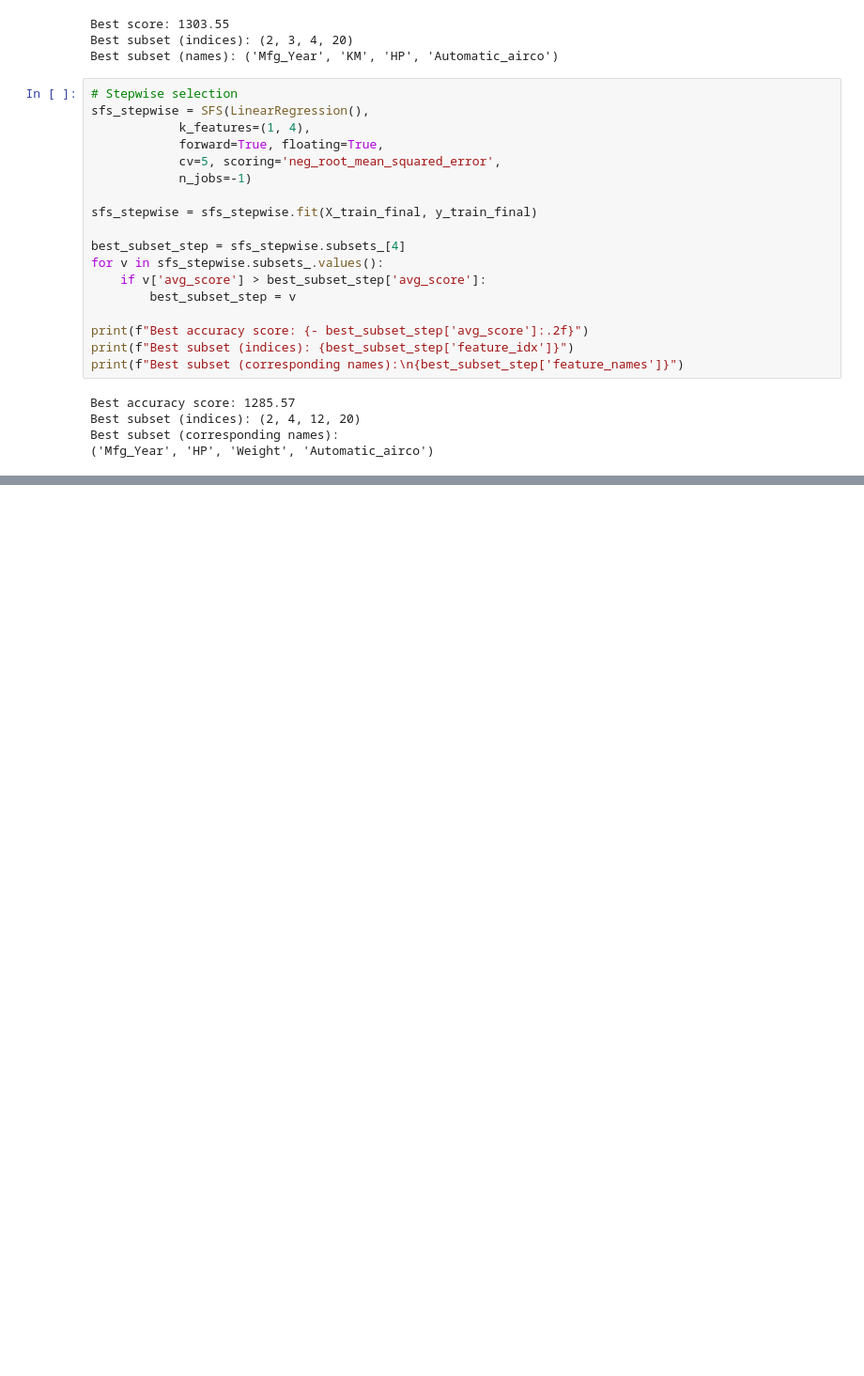
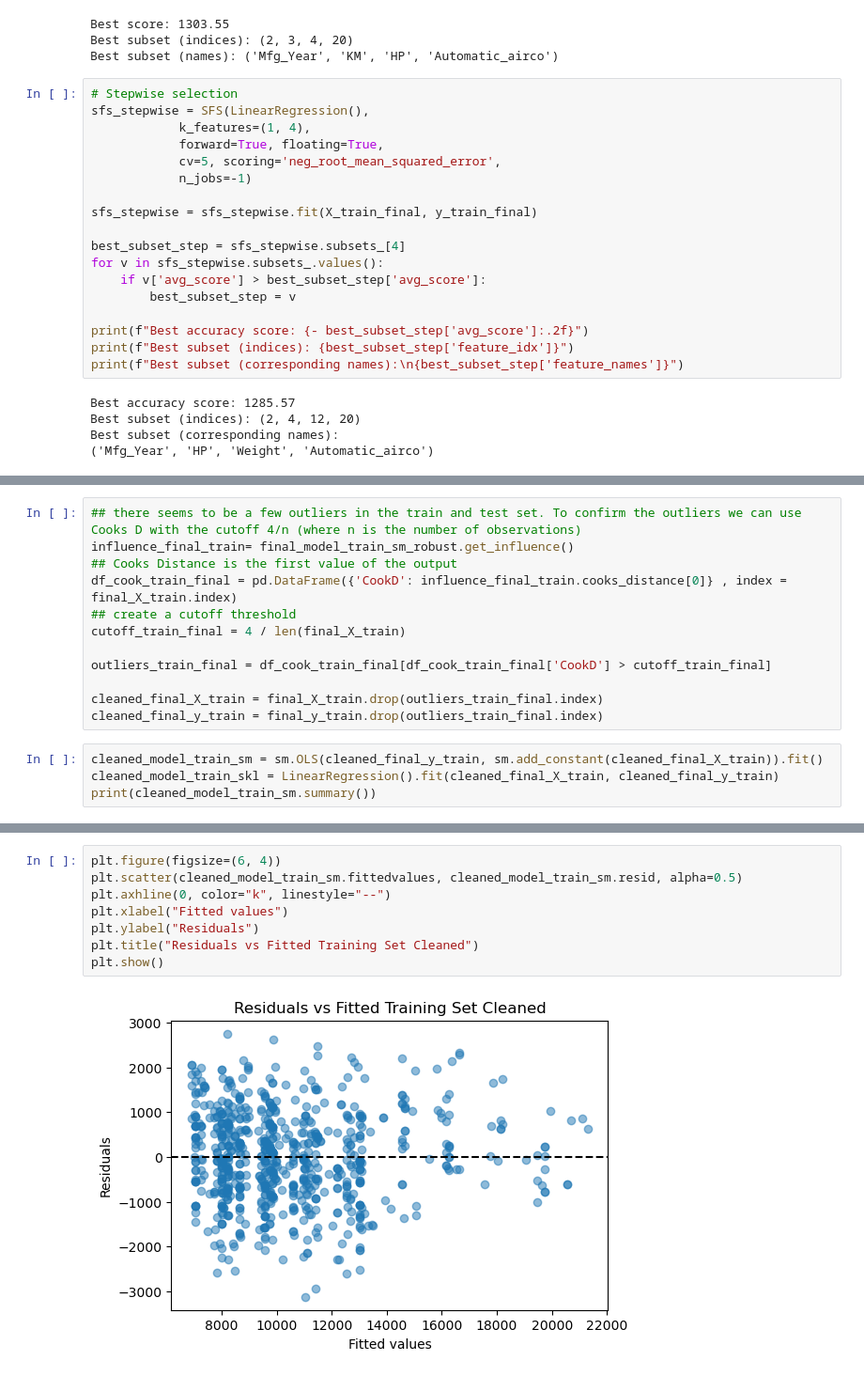
Before and after one commit to liulawrence2002/Project-1-MSBA, a Jupyter notebook: project_1_final.ipynb, the cells around one changed output, grey strips where cells are left out. Shown at 94% size. Drawn from its saved outputs; the diff is of its cells as text; blank space fills up the shorter version.

```diff
--- a/project_1_final.ipynb
+++ b/project_1_final.ipynb
@@ -873,0 +975,16 @@ Best subset (corresponding names):
+# %%
+## there seems to be a few outliers in the train and test set. To confirm the outliers we can use Cooks D with the cutoff 4/n (where n is the number of observations)
+influence_final_train= final_model_train_sm_robust.get_influence()
+## Cooks Distance is the first value of the output
+df_cook_train_final = pd.DataFrame({'CookD': influence_final_train.cooks_distance[0]} , index = final_X_train.index)
+## create a cutoff threshold
+cutoff_train_final = 4 / len(final_X_train)
+
+outliers_train_final = df_cook_train_final[df_cook_train_final['CookD'] > cutoff_train_final]
+
+cleaned_final_X_train = final_X_train.drop(outliers_train_final.index)
+cleaned_final_y_train = final_y_train.drop(outliers_train_final.index)
+# %%
+cleaned_model_train_sm = sm.OLS(cleaned_final_y_train, sm.add_constant(cleaned_final_X_train)).fit()
+cleaned_model_train_skl = LinearRegression().fit(cleaned_final_X_train, cleaned_final_y_train)
+print(cleaned_model_train_sm.summary())
@@ -873,0 +1031,10 @@ Best subset (corresponding names):
+# %%
+plt.figure(figsize=(6, 4))
+plt.scatter(cleaned_model_train_sm.fittedvalues, cleaned_model_train_sm.resid, alpha=0.5)
+plt.axhline(0, color="k", linestyle="--")
+plt.xlabel("Fitted values")
+plt.ylabel("Residuals")
+plt.title("Residuals vs Fitted Training Set Cleaned")
+plt.show()
+# %% [output]
+[figure, added]
```
Also changed, not shown: parts of 12 cells of this notebook.
